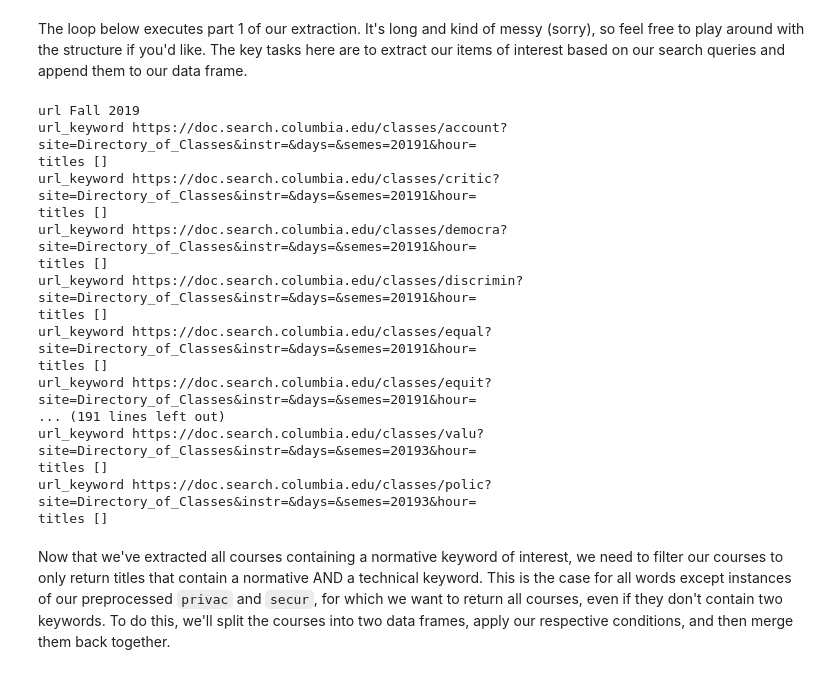
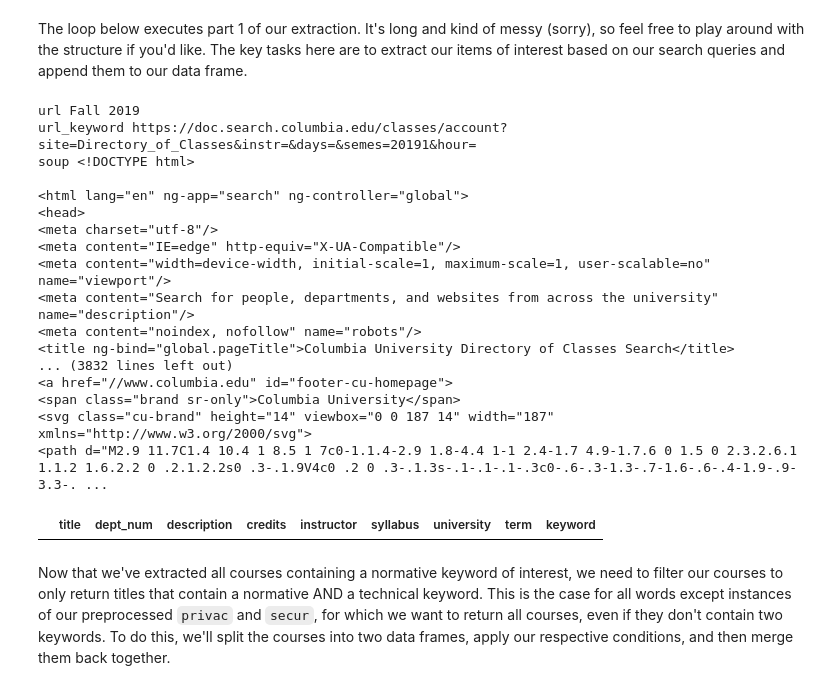
Before and after one commit to brianavecchione/data-science-ethics, a Jupyter notebook: scrapers/9-columbia.ipynb, the cells around one changed output. Saved outputs shown, nothing was run; the diff lists cells and outputs as text; code cells hidden in the pictures.

Commit message:
upload columbia scrapper

```diff
--- a/scrapers/9-columbia.ipynb
+++ b/scrapers/9-columbia.ipynb
@@ -101,53 +101,55 @@ for url in urls:
     #loop through all normative words and extract relevant elements
     for word in normative:
         url_keyword = link + word + url['url'] #NOTE:this structure will likely be different between rosters!
         response = requests.get(url_keyword)
-        soup = BeautifulSoup(response.content, 'lxml')
+        soup = BeautifulSoup(response.content, 'html.parser')
         #extract relevant elements
-        titles = [p.get_text() for p in soup.select(".ng-binding")] #get full desc
+#         titles = soup.find_all('.ng-binding')
+#         titles = [p.get_text() for p in soup.select(".ng-binding")] #get full desc
 #         dept_nums = [p.get_text() for p in soup.select('.title-subjectcode')]
 #         descs = [p.get_text() for p in soup.select('.course-descr')]
 #         credit = [p.get_text() for p in soup.select('.credit-val')]
 #         profs = [p.get_text() for p in soup.select('.instructors span.tooltip-iws')]
 #         syllabi = [p.get_text() for p in soup.select('.enrlgrp-syllabi')] #TODO: extract syllabi link
 #         syllabi = [p.replace('Syllabi:\n','') for p in syllabi]
         uni = ['columbia university']
         term = url["term"]
 #         keyword = [word]
 #         for a,b,c,d,e,f,g,h,i in zip(titles,dept_nums,descs,credit,profs,syllabi,uni,term,keyword):
 #             columbia = collumbia.append({'title': a,
 #                                         'dept_num': b,
 #                                         'description': c,
 #                                         'credits': d,
 #                                         'instructor': e,
 #                                         'syllabus': f,
 #                                         'university': g,
 #                                         'term': h,
 #                                         'keyword': i}, ignore_index=True)
         print('url_keyword', url_keyword)
-        print('titles', titles)
-#         print('soup', soup)
+#         print('titles', titles)
+        print('soup', soup)
 
 
-# columbia
+columbia
 # %% [output]
 url Fall 2019
 url_keyword https://doc.search.columbia.edu/classes/account?site=Directory_of_Classes&instr=&days=&semes=20191&hour=
-titles []
-url_keyword https://doc.search.columbia.edu/classes/critic?site=Directory_of_Classes&instr=&days=&semes=20191&hour=
-titles []
-url_keyword https://doc.search.columbia.edu/classes/democra?site=Directory_of_Classes&instr=&days=&semes=20191&hour=
-titles []
-url_keyword https://doc.search.columbia.edu/classes/discrimin?site=Directory_of_Classes&instr=&days=&semes=20191&hour=
-titles []
-url_keyword https://doc.search.columbia.edu/classes/equal?site=Directory_of_Classes&instr=&days=&semes=20191&hour=
-titles []
-url_keyword https://doc.search.columbia.edu/classes/equit?site=Directory_of_Classes&instr=&days=&semes=20191&hour=
-... (191 lines left out)
-url_keyword https://doc.search.columbia.edu/classes/valu?site=Directory_of_Classes&instr=&days=&semes=20193&hour=
-titles []
-url_keyword https://doc.search.columbia.edu/classes/polic?site=Directory_of_Classes&instr=&days=&semes=20193&hour=
-titles []
+soup <!DOCTYPE html>
+
+<html lang="en" ng-app="search" ng-controller="global">
+<head>
+<meta charset="utf-8"/>
+<meta content="IE=edge" http-equiv="X-UA-Compatible"/>
+<meta content="width=device-width, initial-scale=1, maximum-scale=1, user-scalable=no" name="viewport"/>
+<meta content="Search for people, departments, and websites from across the university" name="description"/>
+<meta content="noindex, nofollow" name="robots"/>
+<title ng-bind="global.pageTitle">Columbia University Directory of Classes Search</title>
+... (3832 lines left out)
+<a href="//www.columbia.edu" id="footer-cu-homepage">
+<span class="brand sr-only">Columbia University</span>
+<svg class="cu-brand" height="14" viewbox="0 0 187 14" width="187" xmlns="http://www.w3.org/2000/svg">
+<path d="M2.9 11.7C1.4 10.4 1 8.5 1 7c0-1.1.4-2.9 1.8-4.4 1-1 2.4-1.7 4.9-1.7.6 0 1.5 0 2.3.2.6.1 1.1.2 1.6.2.2 0 .2.1.2.2s0 .3-.1.9V4c0 .2 0 .3-.1.3s-.1-.1-.1-.3c0-.6-.3-1.3-.7-1.6-.6-.4-1.9-.9-3.3-. ...
+|  | title | dept_num | description | credits | instructor | syllabus | university | term | keyword |
 # %% [markdown]
 Now that we've extracted all courses containing a normative keyword of interest, we need to filter our courses to only return titles that contain a normative AND a technical keyword. This is the case for all words except instances of our preprocessed `privac` and `secur`, for which we want to return all courses, even if they don't contain two keywords. To do this, we'll split the courses into two data frames, apply our respective conditions, and then merge them back together.
 # %%
```
Also changed, not shown: 1 other file.
